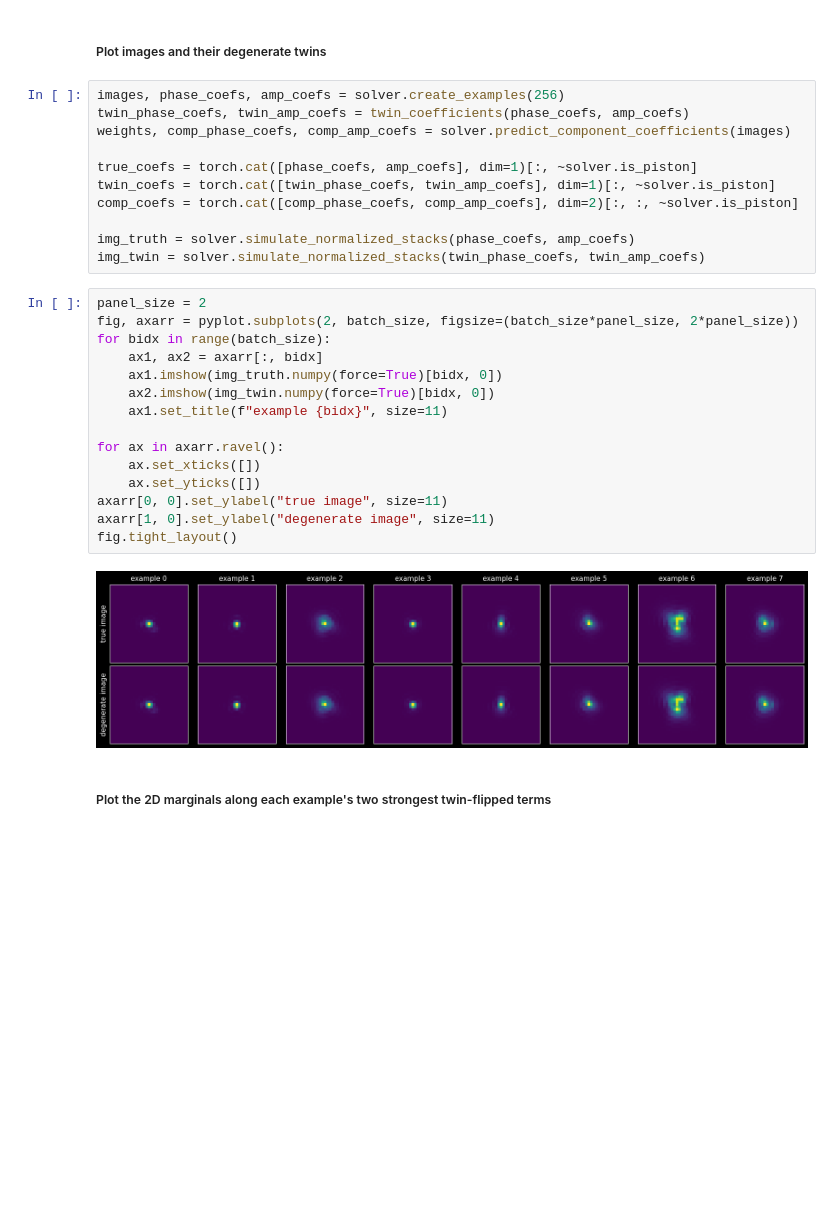
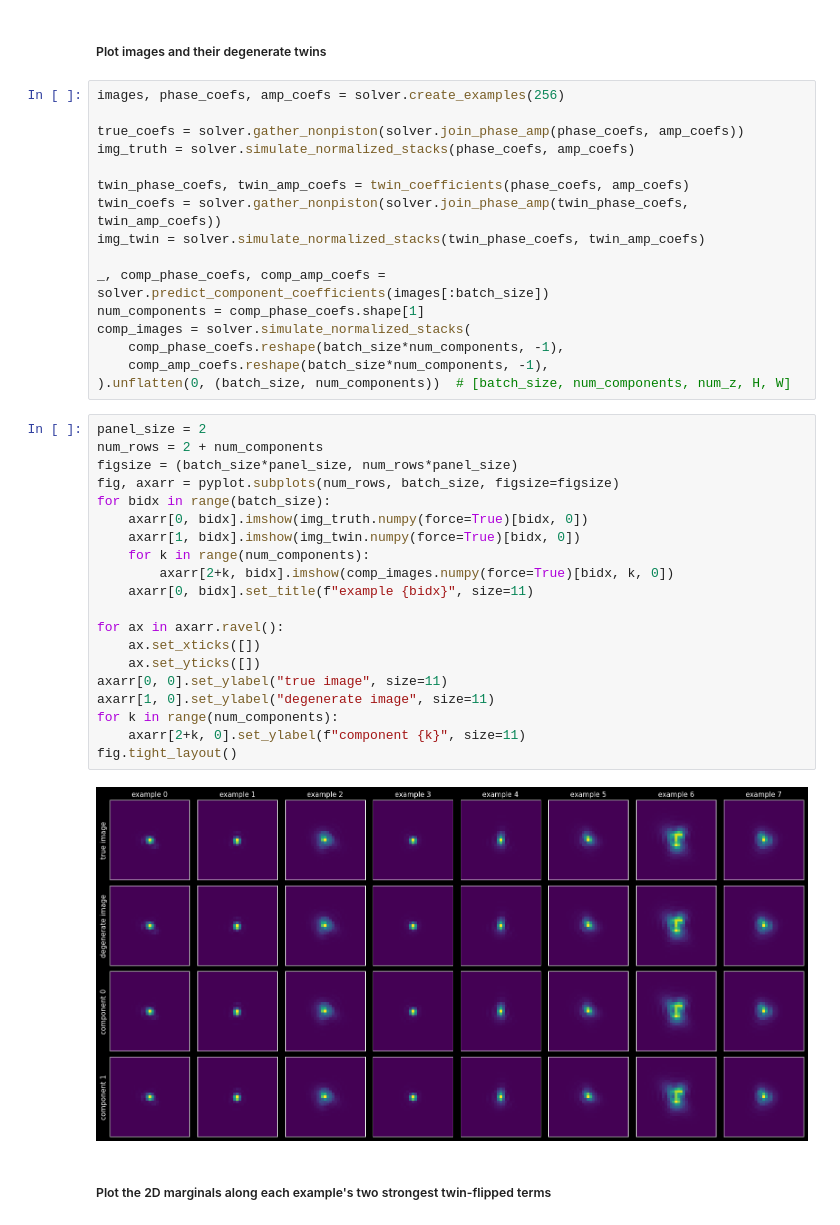
Before and after one commit to walterfu1064/cynosure, a Jupyter notebook: examples/zstack_decoding/example_2d.ipynb, the cells around one changed output. Saved outputs shown, nothing was run; the diff lists cells and outputs as text; blank space fills up the shorter version.

```diff
--- a/examples/zstack_decoding/example_2d.ipynb
+++ b/examples/zstack_decoding/example_2d.ipynb
@@ -242,32 +238,42 @@ def twin_coefficients(
 ##### Plot images and their degenerate twins
 # %%
 images, phase_coefs, amp_coefs = solver.create_examples(256)
+
+true_coefs = solver.gather_nonpiston(solver.join_phase_amp(phase_coefs, amp_coefs))
+img_truth = solver.simulate_normalized_stacks(phase_coefs, amp_coefs)
+
 twin_phase_coefs, twin_amp_coefs = twin_coefficients(phase_coefs, amp_coefs)
-weights, comp_phase_coefs, comp_amp_coefs = solver.predict_component_coefficients(images)
+twin_coefs = solver.gather_nonpiston(solver.join_phase_amp(twin_phase_coefs, twin_amp_coefs))
+img_twin = solver.simulate_normalized_stacks(twin_phase_coefs, twin_amp_coefs)
 
-true_coefs = torch.cat([phase_coefs, amp_coefs], dim=1)[:, ~solver.is_piston]
-twin_coefs = torch.cat([twin_phase_coefs, twin_amp_coefs], dim=1)[:, ~solver.is_piston]
-comp_coefs = torch.cat([comp_phase_coefs, comp_amp_coefs], dim=2)[:, :, ~solver.is_piston]
-
-img_truth = solver.simulate_normalized_stacks(phase_coefs, amp_coefs)
-img_twin = solver.simulate_normalized_stacks(twin_phase_coefs, twin_amp_coefs)
+_, comp_phase_coefs, comp_amp_coefs = solver.predict_component_coefficients(images[:batch_size])
+num_components = comp_phase_coefs.shape[1]
+comp_images = solver.simulate_normalized_stacks(
+    comp_phase_coefs.reshape(batch_size*num_components, -1),
+    comp_amp_coefs.reshape(batch_size*num_components, -1),
+).unflatten(0, (batch_size, num_components))  # [batch_size, num_components, num_z, H, W]
 # %%
 panel_size = 2
-fig, axarr = pyplot.subplots(2, batch_size, figsize=(batch_size*panel_size, 2*panel_size))
+num_rows = 2 + num_components
+figsize = (batch_size*panel_size, num_rows*panel_size)
+fig, axarr = pyplot.subplots(num_rows, batch_size, figsize=figsize)
 for bidx in range(batch_size):
-    ax1, ax2 = axarr[:, bidx]
-    ax1.imshow(img_truth.numpy(force=True)[bidx, 0])
-    ax2.imshow(img_twin.numpy(force=True)[bidx, 0])
-    ax1.set_title(f"example {bidx}", size=11)
+    axarr[0, bidx].imshow(img_truth.numpy(force=True)[bidx, 0])
+    axarr[1, bidx].imshow(img_twin.numpy(force=True)[bidx, 0])
+    for k in range(num_components):
+        axarr[2+k, bidx].imshow(comp_images.numpy(force=True)[bidx, k, 0])
+    axarr[0, bidx].set_title(f"example {bidx}", size=11)
 
 for ax in axarr.ravel():
     ax.set_xticks([])
     ax.set_yticks([])
 axarr[0, 0].set_ylabel("true image", size=11)
 axarr[1, 0].set_ylabel("degenerate image", size=11)
+for k in range(num_components):
+    axarr[2+k, 0].set_ylabel(f"component {k}", size=11)
 fig.tight_layout()
 # %% [output]
-[figure, old version]
+[figure, new version]
 # %% [markdown]
 ##### Plot the 2D marginals along each example's two strongest twin-flipped terms
 # %%
```
Also changed, not shown: parts of 3 cells of this notebook, 3 other files.
